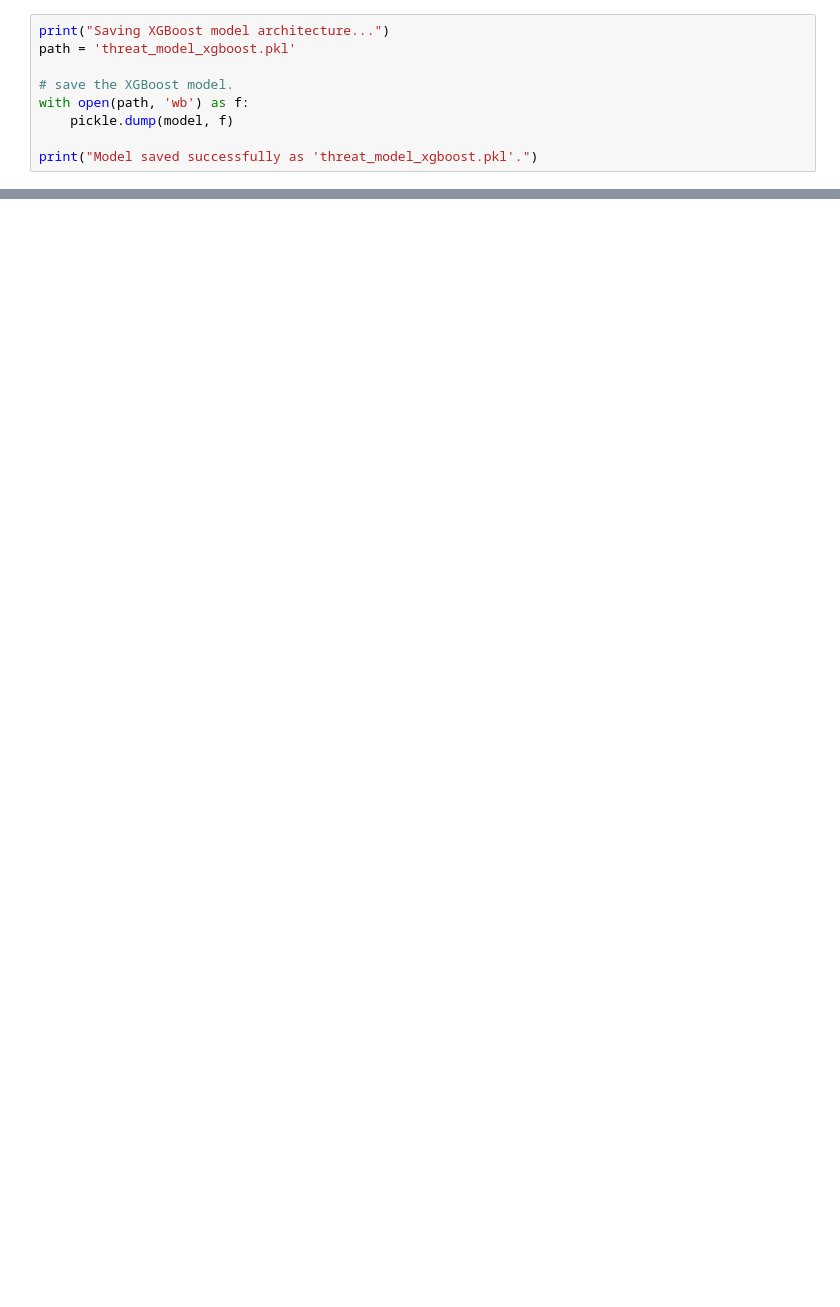
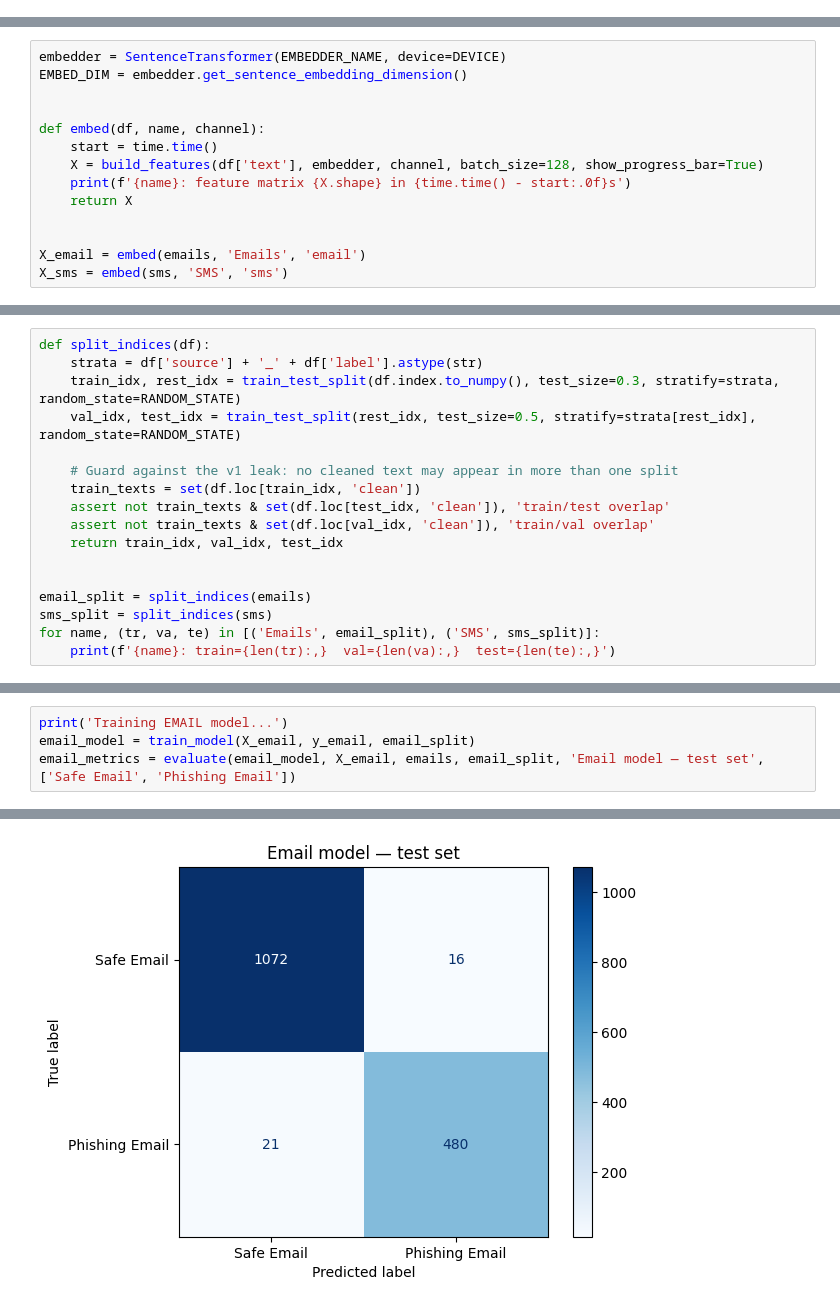
Before and after one commit to xhadi/phishing-detection-agent, a Jupyter notebook: train_model.ipynb, the cells around one changed output, grey strips where cells are left out. Saved outputs shown, nothing was run; the diff lists cells and outputs as text; blank space fills up the shorter version.

```diff
--- a/train_model.ipynb
+++ b/train_model.ipynb
@@ -223,9 +20,0 @@ plt.show()
-# %%
-print("Saving XGBoost model architecture...")
-path = 'threat_model_xgboost.pkl'
-
-# save the XGBoost model.
-with open(path, 'wb') as f:
-    pickle.dump(model, f)
-
-print("Model saved successfully as 'threat_model_xgboost.pkl'.")
@@ -231,0 +203,14 @@ print("Model saved successfully as 'threat_model_xgboost.pkl'.")
+# %%
+embedder = SentenceTransformer(EMBEDDER_NAME, device=DEVICE)
+EMBED_DIM = embedder.get_sentence_embedding_dimension()
+
+
+def embed(df, name, channel):
+    start = time.time()
+    X = build_features(df['text'], embedder, channel, batch_size=128, show_progress_bar=True)
+    print(f'{name}: feature matrix {X.shape} in {time.time() - start:.0f}s')
+    return X
+
+
+X_email = embed(emails, 'Emails', 'email')
+X_sms = embed(sms, 'SMS', 'sms')
@@ -231,0 +275,17 @@ print("Model saved successfully as 'threat_model_xgboost.pkl'.")
+# %%
+def split_indices(df):
+    strata = df['source'] + '_' + df['label'].astype(str)
+    train_idx, rest_idx = train_test_split(df.index.to_numpy(), test_size=0.3, stratify=strata, random_state=RANDOM_STATE)
+    val_idx, test_idx = train_test_split(rest_idx, test_size=0.5, stratify=strata[rest_idx], random_state=RANDOM_STATE)
+
+    # Guard against the v1 leak: no cleaned text may appear in more than one split
+    train_texts = set(df.loc[train_idx, 'clean'])
+    assert not train_texts & set(df.loc[test_idx, 'clean']), 'train/test overlap'
+    assert not train_texts & set(df.loc[val_idx, 'clean']), 'train/val overlap'
+    return train_idx, val_idx, test_idx
+
+
+email_split = split_indices(emails)
+sms_split = split_indices(sms)
+for name, (tr, va, te) in [('Emails', email_split), ('SMS', sms_split)]:
+    print(f'{name}: train={len(tr):,}  val={len(va):,}  test={len(te):,}')
@@ -231,0 +348,5 @@ print("Model saved successfully as 'threat_model_xgboost.pkl'.")
+# %%
+print('Training EMAIL model...')
+email_model = train_model(X_email, y_email, email_split)
+email_metrics = evaluate(email_model, X_email, emails, email_split, 'Email model — test set', ['Safe Email', 'Phishing Email'])
+# %% [output]
@@ -231,0 +385 @@ print("Model saved successfully as 'threat_model_xgboost.pkl'.")
+[figure, added]
```
Also changed, not shown: parts of 34 cells of this notebook, 11 other files.
